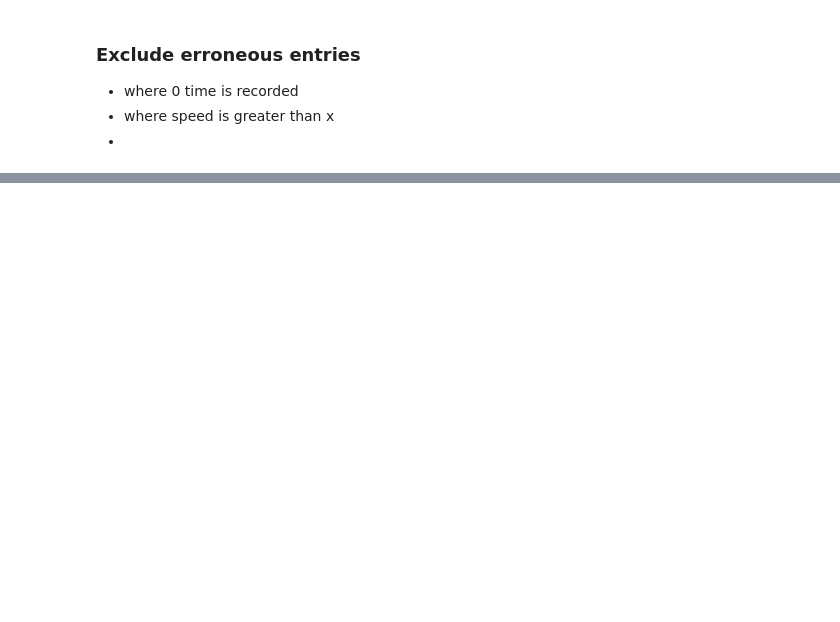
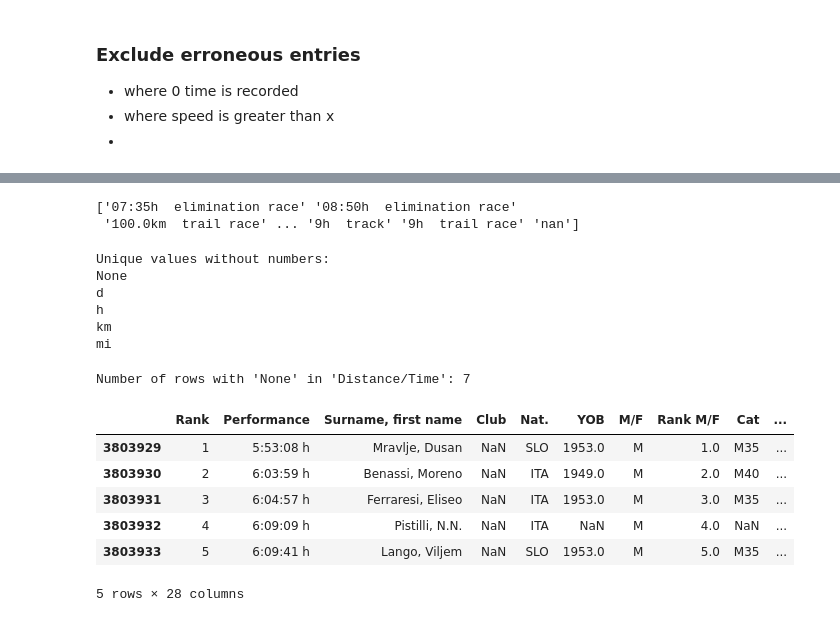
Before and after one commit to Dusoye/DUVResults, a Jupyter notebook: scr/clean_data.ipynb, the cells around one changed output, grey strips where cells are left out. Saved outputs shown, nothing was run; the diff lists cells and outputs as text; code cells hidden in the pictures; blank space fills up the shorter version.

Commit message:
fix edge cases with distance/time column

```diff
--- a/scr/clean_data.ipynb
+++ b/scr/clean_data.ipynb
@@ -377,0 +393,2 @@ df_clean.head()
+# %%
+result_df = pd.read_csv('../output/all_events_data_2022.csv', low_memory=False)
@@ -465,0 +461,5 @@ df_clean.sort_values(by='Distance Finish', ascending=False)
+# %%
+# Apply the cleaning function to your DataFrame
+df_clean = result_df
+df_clean = split_runner_name(df_clean)
+df_clean = split_distance_column(df_clean)
@@ -465,0 +476,9 @@ df_clean.sort_values(by='Distance Finish', ascending=False)
+# %%
+df_clean['Distance/Time'] = df_clean['Distance/Time'].astype('str')
+dist = df_clean['Distance/Time'].unique()
+dist.sort()
+
+print(dist)
+# %% [output]
+['07:35h  elimination race' '08:50h  elimination race'
+ '100.0km  trail race' ... '9h  track' '9h  trail race' 'nan']
@@ -465,0 +489,37 @@ df_clean.sort_values(by='Distance Finish', ascending=False)
+# %%
+import re
+
+def remove_numbers_and_get_unique(unique_values):
+    # Function to remove numbers from a string
+    def remove_numbers(string):
+        return re.sub(r'\d+(\.\d+)?', '', string).strip()
+
+    # Remove numbers from each value and filter out empty strings
+    no_numbers = [remove_numbers(str(value)) for value in unique_values if remove_numbers(str(value))]
+
+    # Remove duplicates and sort
+    unique_no_numbers = sorted(set(no_numbers))
+
+    return unique_no_numbers
+
+# Usage
+unique_values = df_clean['Distance/Time'].astype(str).unique()
+unique_without_numbers = remove_numbers_and_get_unique(unique_values)
+
+# Print the result
+print("Unique values without numbers:")
+for value in unique_without_numbers:
+    print(value)
+# %% [output]
+Unique values without numbers:
+None
+d
+h
+km
+mi
+# %%
+none_rows = df_clean[df_clean['Distance/Time'].astype(str).isin(['None', 'nan'])]
+# %%
+print(f"Number of rows with 'None' in 'Distance/Time': {len(none_rows)}")
+# %% [output]
+Number of rows with 'None' in 'Distance/Time': 7
@@ -465,0 +529,10 @@ df_clean.sort_values(by='Distance Finish', ascending=False)
+# %%
+none_rows.head()
+# %% [output]
+|  | Rank | Performance | Surname, first name | Club | Nat. | YOB | M/F | Rank M/F | Cat | ... |
+| 3803929 | 1 | 5:53:08 h | Mravlje, Dusan | NaN | SLO | 1953.0 | M | 1.0 | M35 | ... |
+| 3803930 | 2 | 6:03:59 h | Benassi, Moreno | NaN | ITA | 1949.0 | M | 2.0 | M40 | ... |
+| 3803931 | 3 | 6:04:57 h | Ferraresi, Eliseo | NaN | ITA | 1953.0 | M | 3.0 | M35 | ... |
+| 3803932 | 4 | 6:09:09 h | Pistilli, N.N. | NaN | ITA | NaN | M | 4.0 | NaN | ... |
+| 3803933 | 5 | 6:09:41 h | Lango, Viljem | NaN | SLO | 1953.0 | M | 5.0 | M35 | ... |
+5 rows × 28 columns
```
Also changed, not shown: parts of 18 cells of this notebook, 1 other file.
